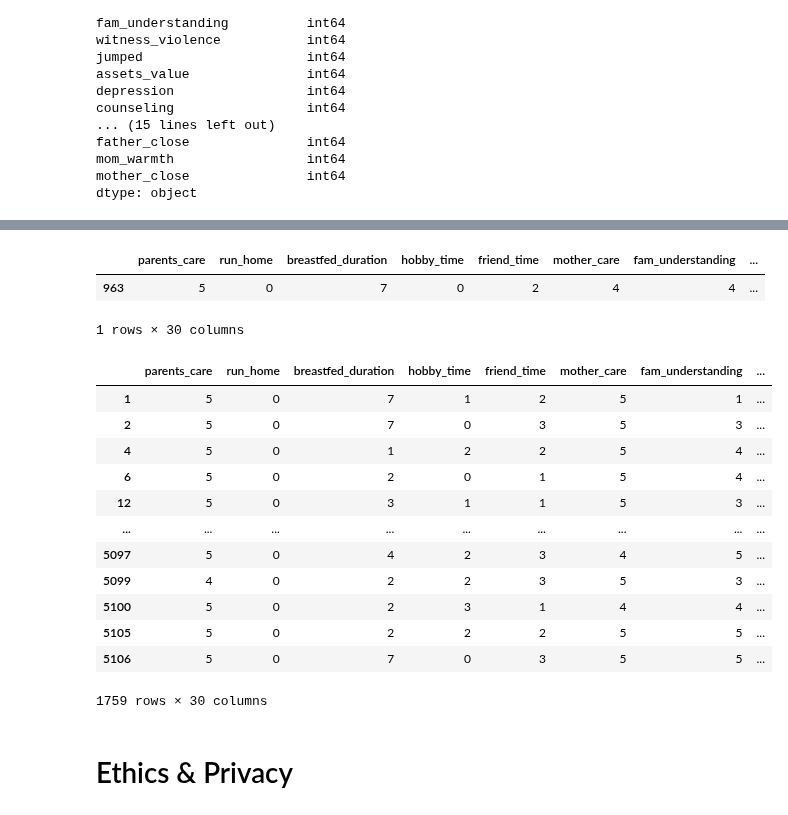
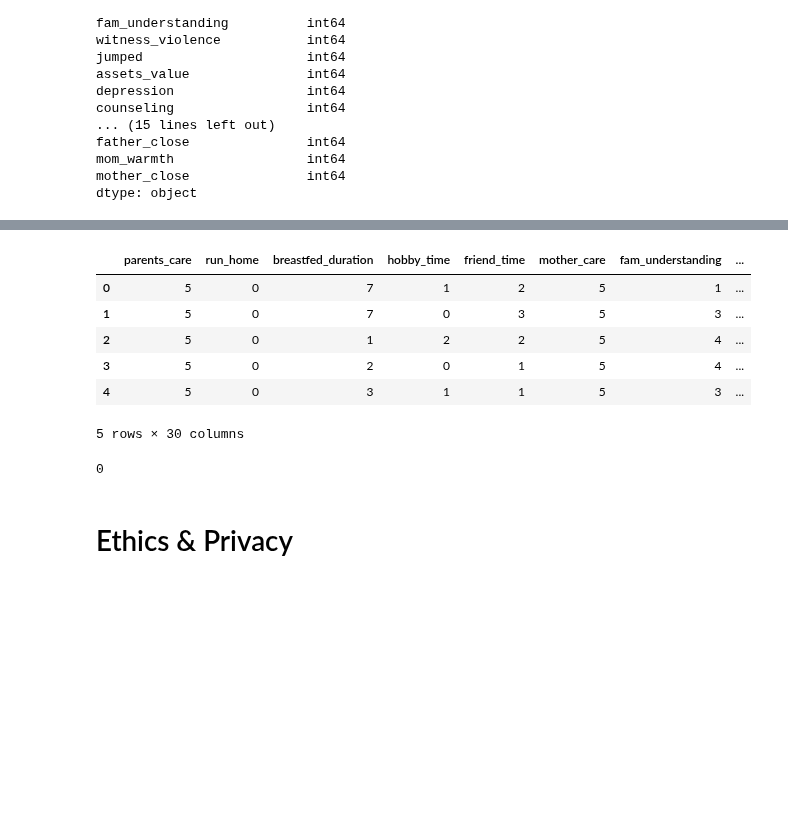
Before and after one commit to alyssaqle/COGS-108---Longitudinal-Mental-Health-Analysis, a Jupyter notebook: DataCheckpoint_Group055_SP25.ipynb, the cells around one changed output, grey strips where cells are left out. Cells and saved outputs as stored; diff of their text form; code cells hidden in the pictures; blank space fills up the shorter version.

```diff
--- a/DataCheckpoint_Group055_SP25.ipynb
+++ b/DataCheckpoint_Group055_SP25.ipynb
@@ -184,51 +146,59 @@ sub_df.loc[sub_df['consider_suicide_adult'] == '7']
-# %%
-sub_df.loc[sub_df['consider_suicide_adult'] == 7]
-# %% [output]
-|  | parents_care | run_home | breastfed_duration | hobby_time | friend_time | mother_care | fam_understanding | ... |
-| 963 | 5 | 0 | 7 | 0 | 2 | 4 | 4 | ... |
-1 rows × 30 columns
+# %%
+# remove spaces before converting the object data type columns to integers to avoid errors
+sub_df = sub_df[~sub_df.consider_suicide_adult.isin([' '])]
+sub_df = sub_df[~sub_df.breastfed_duration.isin([' '])]
+
+sub_df['consider_suicide_adult'] = sub_df['consider_suicide_adult'].astype(int)
+sub_df['breastfed_duration'] = sub_df['breastfed_duration'].astype(int)
+sub_df['attempt_suicide_adult'] = sub_df['attempt_suicide_adult'].astype(int)
+sub_df['respon_interfer'] = sub_df['respon_interfer'].astype(int)
 # %%
+# Let's now remove all of the decline to answer/ unknown answers (number codes vary per variable)
 sub_df = sub_df[~sub_df.parents_care.isin([6, 96, 98])]
 sub_df = sub_df[~sub_df.run_home.isin([6, 8, 9])]
-sub_df = sub_df[~sub_df.breastfed_duration.isin([' ', 96, 98])]
+sub_df = sub_df[~sub_df.breastfed_duration.isin([96, 98])]
 sub_df = sub_df[~sub_df.mom_warmth.isin([6, 7, 8])]
 sub_df = sub_df[~sub_df.hobby_time.isin([6, 8])]
 sub_df = sub_df[~sub_df.friend_time.isin([6, 8])]
 sub_df = sub_df[~sub_df.fam_understanding.isin([6, 96, 98])]
 sub_df = sub_df[~sub_df.witness_violence.isin([9])]
 sub_df = sub_df[~sub_df.jumped.isin([9])]
 sub_df = sub_df[~sub_df.assets_value.isin([96, 98])]
 sub_df = sub_df[~sub_df.mother_close.isin([7])]
 sub_df = sub_df[~sub_df.father_close.isin([7, 8])]
 sub_df = sub_df[~sub_df.depression.isin([6])]
 sub_df = sub_df[~sub_df.English.isin([5, 6, 96, 97, 98])]
 sub_df = sub_df[~sub_df.Math.isin([5, 6, 96, 97, 98])]
 sub_df = sub_df[~sub_df.History.isin([5, 6, 96, 97, 98])]
 sub_df = sub_df[~sub_df.Science.isin([5, 6, 96, 97, 98])]
 sub_df = sub_df[~sub_df.counseling.isin([6, 8])]
 sub_df = sub_df[~sub_df.mother_satisfied.isin([6, 7, 8, 9])]
 sub_df = sub_df[~sub_df.consider_suicide_youth.isin([6, 8, 9])]
 sub_df = sub_df[~sub_df.edu_exp.isin([96, 97, 98])]
 sub_df = sub_df[~sub_df.respon_interfer.isin([6, 96, 98])]
 sub_df = sub_df[~sub_df.desired_edu.isin([6, 8])]
 sub_df = sub_df[~sub_df.feels_18th.isin([96, 98])]
 sub_df = sub_df[~sub_df.feel_weight.isin([6, 8])]
+sub_df = sub_df[~sub_df.consider_suicide_adult.isin([6, 7, 8])]
+sub_df = sub_df[~sub_df.attempt_suicide_adult.isin([6, 7, 8])]
+sub_df = sub_df[~sub_df.respon_interfer.isin([96, 98])]
 
-sub_df
+sub_df = sub_df.reset_index(drop=True)
+sub_df.head()
 # %% [output]
 |  | parents_care | run_home | breastfed_duration | hobby_time | friend_time | mother_care | fam_understanding | ... |
-| 1 | 5 | 0 | 7 | 1 | 2 | 5 | 1 | ... |
-| 2 | 5 | 0 | 7 | 0 | 3 | 5 | 3 | ... |
-| 4 | 5 | 0 | 1 | 2 | 2 | 5 | 4 | ... |
-| 6 | 5 | 0 | 2 | 0 | 1 | 5 | 4 | ... |
-| 12 | 5 | 0 | 3 | 1 | 1 | 5 | 3 | ... |
-| ... | ... | ... | ... | ... | ... | ... | ... | ... |
-| 5097 | 5 | 0 | 4 | 2 | 3 | 4 | 5 | ... |
-| 5099 | 4 | 0 | 2 | 2 | 3 | 5 | 3 | ... |
-| 5100 | 5 | 0 | 2 | 3 | 1 | 4 | 4 | ... |
-| 5105 | 5 | 0 | 2 | 2 | 2 | 5 | 5 | ... |
-| 5106 | 5 | 0 | 7 | 0 | 3 | 5 | 5 | ... |
+| 0 | 5 | 0 | 7 | 1 | 2 | 5 | 1 | ... |
+| 1 | 5 | 0 | 7 | 0 | 3 | 5 | 3 | ... |
+| 2 | 5 | 0 | 1 | 2 | 2 | 5 | 4 | ... |
+| 3 | 5 | 0 | 2 | 0 | 1 | 5 | 4 | ... |
+| 4 | 5 | 0 | 3 | 1 | 1 | 5 | 3 | ... |
-1759 rows × 30 columns
+5 rows × 30 columns
+# %%
+# Check how many variables are not integers! (should be 0)
+int_columns = sub_df.select_dtypes(exclude=['int64', 'Int64']).columns
+print(len(int_columns.tolist()))
+# %% [output]
+0
 # %% [markdown]
 # Ethics & Privacy
 # %% [markdown]
```
Also changed, not shown: parts of 17 cells of this notebook.
